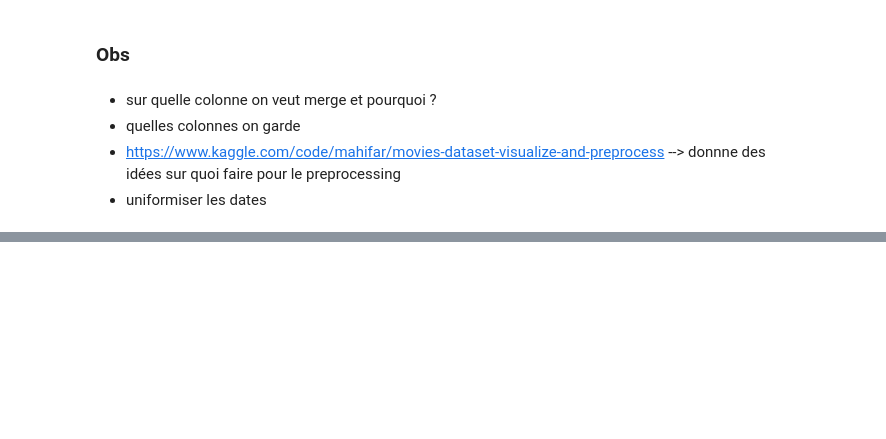
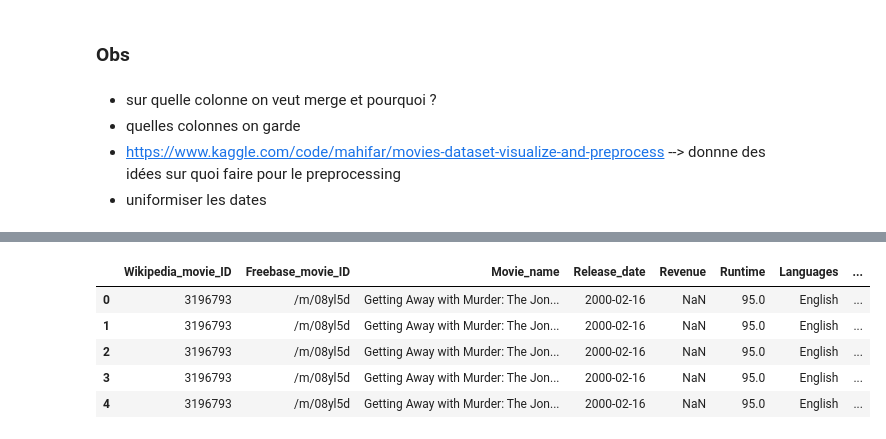
Before and after one commit to epfl-ada/ada-2024-project-dondata2025, a Jupyter notebook: juldib_preprocess.ipynb, the cells around one changed output, grey strips where cells are left out. Cells and saved outputs as stored; diff of their text form; code cells hidden in the pictures; blank space fills up the shorter version.

```diff
--- a/juldib_preprocess.ipynb
+++ b/juldib_preprocess.ipynb
@@ -216,0 +235,9 @@ merged_data.head(20)
+# %%
+df_popo.head()
+# %% [output]
+|  | Wikipedia_movie_ID | Freebase_movie_ID | Movie_name | Release_date | Revenue | Runtime | Languages | ... |
+| 0 | 3196793 | /m/08yl5d | Getting Away with Murder: The Jon... | 2000-02-16 | NaN | 95.0 | English | ... |
+| 1 | 3196793 | /m/08yl5d | Getting Away with Murder: The Jon... | 2000-02-16 | NaN | 95.0 | English | ... |
+| 2 | 3196793 | /m/08yl5d | Getting Away with Murder: The Jon... | 2000-02-16 | NaN | 95.0 | English | ... |
+| 3 | 3196793 | /m/08yl5d | Getting Away with Murder: The Jon... | 2000-02-16 | NaN | 95.0 | English | ... |
+| 4 | 3196793 | /m/08yl5d | Getting Away with Murder: The Jon... | 2000-02-16 | NaN | 95.0 | English | ... |
```
Also changed, not shown: parts of 7 cells of this notebook.
